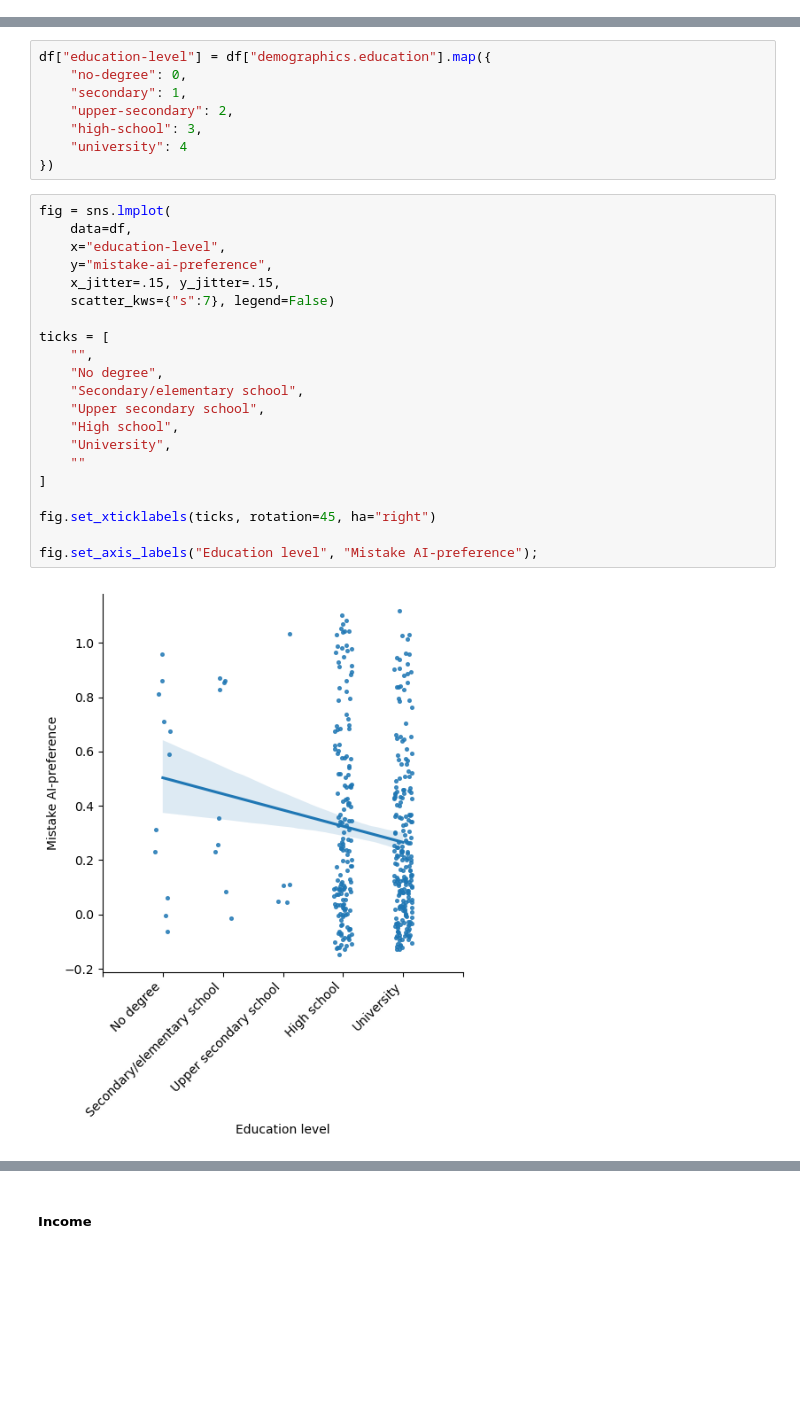
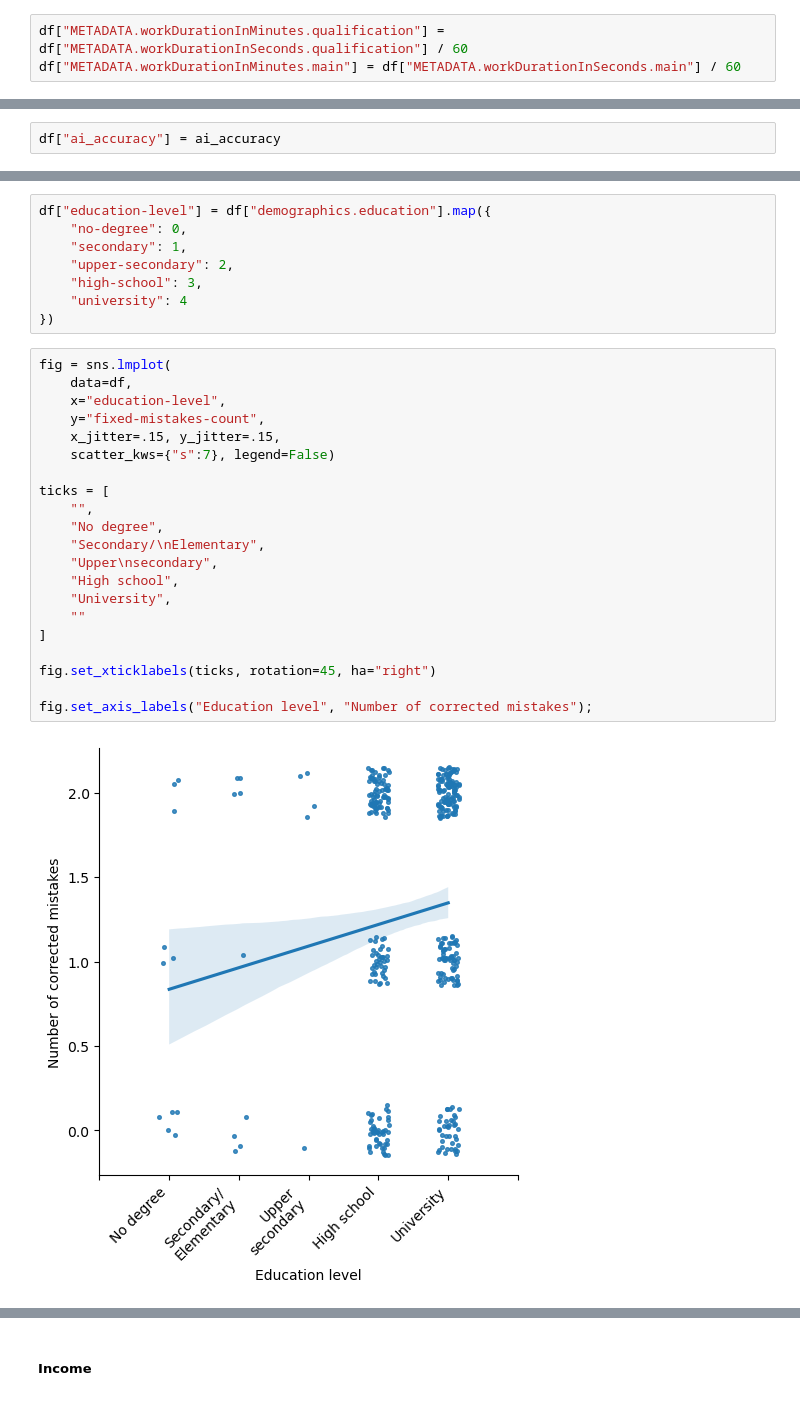
Before and after one commit to csomorbalazs/xai-experiment, a Jupyter notebook: postprocessing/Data_Analysis_XAI.ipynb, the cells around one changed output, grey strips where cells are left out. Saved outputs shown, nothing was run; the diff lists cells and outputs as text; blank space fills up the shorter version.

```diff
--- a/postprocessing/Data_Analysis_XAI.ipynb
+++ b/postprocessing/Data_Analysis_XAI.ipynb
@@ -116,0 +102,3 @@ df = lay(df)
+# %%
+df["METADATA.workDurationInMinutes.qualification"] = df["METADATA.workDurationInSeconds.qualification"] / 60
+df["METADATA.workDurationInMinutes.main"] = df["METADATA.workDurationInSeconds.main"] / 60
@@ -413,0 +544,2 @@ We use a Wilcoxon signed-rank test to determine if there is a significant differ
+# %%
+df["ai_accuracy"] = ai_accuracy
@@ -1081,24 +1621,24 @@ df["education-level"] = df["demographics.education"].map({
 # %%
 fig = sns.lmplot(
     data=df,
     x="education-level",
-    y="mistake-ai-preference",
+    y="fixed-mistakes-count",
     x_jitter=.15, y_jitter=.15,
     scatter_kws={"s":7}, legend=False)
 
 ticks = [
     "",
     "No degree",
-    "Secondary/elementary school",
-    "Upper secondary school",
+    "Secondary/\nElementary",
+    "Upper\nsecondary",
     "High school",
     "University",
     ""
 ]
 
 fig.set_xticklabels(ticks, rotation=45, ha="right")
 
-fig.set_axis_labels("Education level", "Mistake AI-preference");
+fig.set_axis_labels("Education level", "Number of corrected mistakes");
 # %% [output]
-[figure, old version]
+[figure, new version]
 # %%
```
Also changed, not shown: parts of 151 cells of this notebook, 1 other file.
